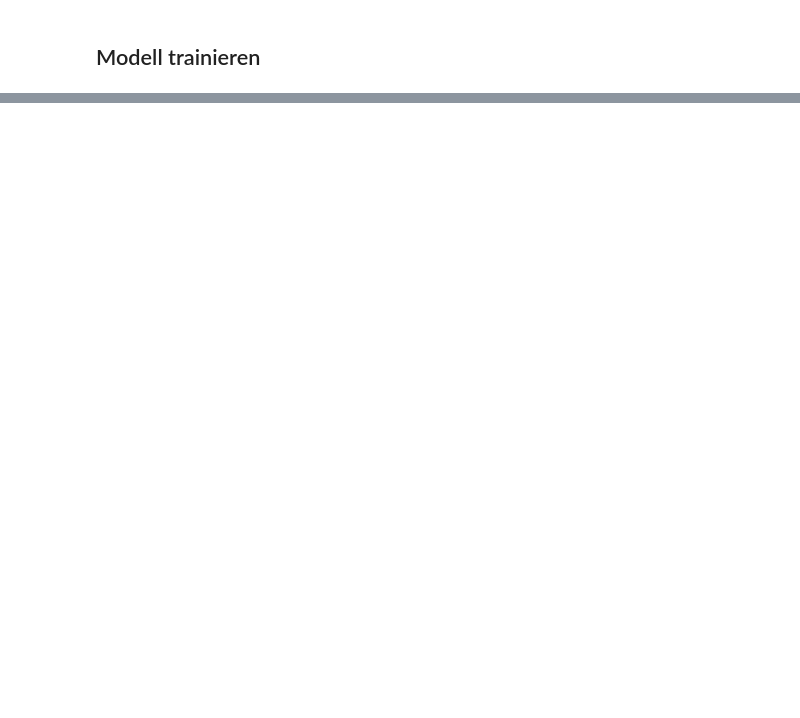
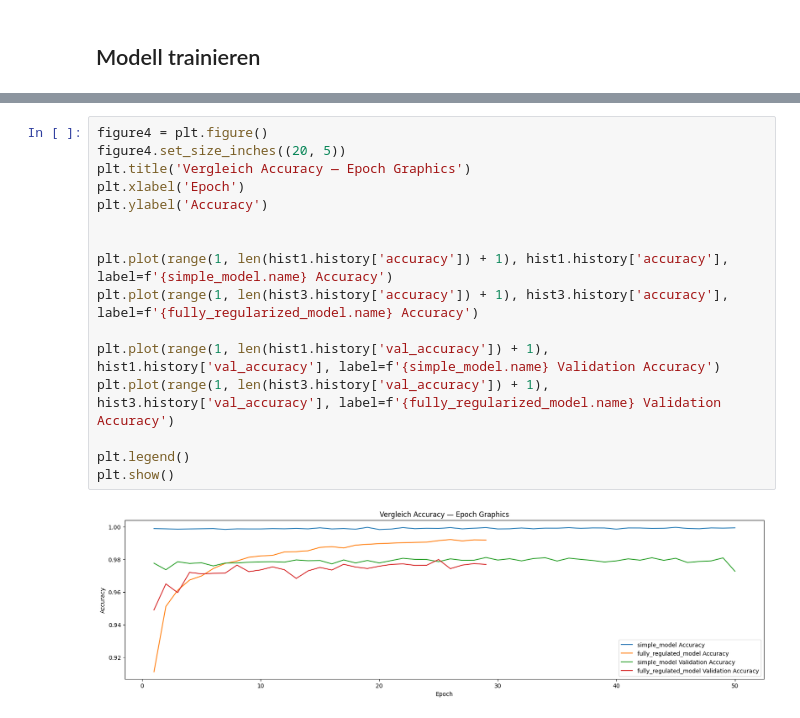
Before and after one commit to yhutter-dv/fhgr-dl, a Jupyter notebook: notebooks/MNIST Regularisierung.ipynb, the cells around one changed output, grey strips where cells are left out. Drawn from its saved outputs; the diff is of its cells as text; blank space fills up the shorter version.

```diff
--- a/notebooks/MNIST Regularisierung.ipynb
+++ b/notebooks/MNIST Regularisierung.ipynb
@@ -246,0 +198,18 @@ Modell Genauigkeit
+# %%
+figure4 = plt.figure()
+figure4.set_size_inches((20, 5))
+plt.title('Vergleich Accuracy — Epoch Graphics')
+plt.xlabel('Epoch')
+plt.ylabel('Accuracy')
+
+
+plt.plot(range(1, len(hist1.history['accuracy']) + 1), hist1.history['accuracy'], label=f'{simple_model.name} Accuracy')
+plt.plot(range(1, len(hist3.history['accuracy']) + 1), hist3.history['accuracy'], label=f'{fully_regularized_model.name} Accuracy')
+
+plt.plot(range(1, len(hist1.history['val_accuracy']) + 1), hist1.history['val_accuracy'], label=f'{simple_model.name} Validation Accuracy')
+plt.plot(range(1, len(hist3.history['val_accuracy']) + 1), hist3.history['val_accuracy'], label=f'{fully_regularized_model.name} Validation Accuracy')
+
+plt.legend()
+plt.show()
+# %% [output]
+[figure, added]
```
Also changed, not shown: parts of 42 cells of this notebook, 4 other files.
